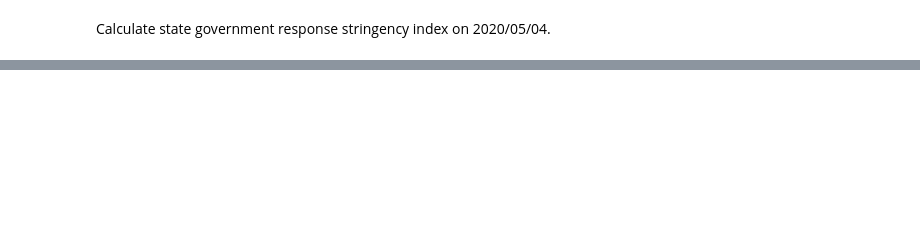
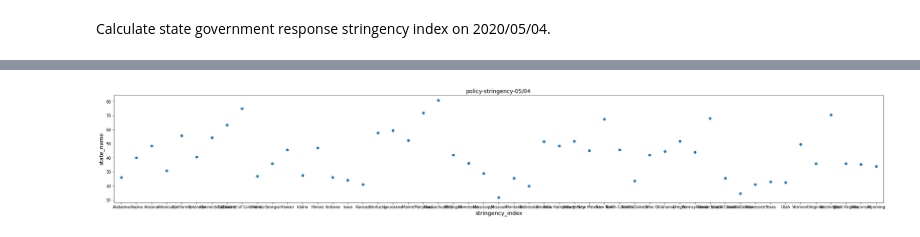
Before and after one commit to iamzhaihy/BD2020-Final-Project, a Jupyter notebook: Data Processing.ipynb, the cells around one changed output, grey strips where cells are left out. Cells and saved outputs as stored; diff of their text form; code cells hidden in the pictures; blank space fills up the shorter version.

```diff
--- a/Data Processing.ipynb
+++ b/Data Processing.ipynb
@@ -1142,7 +1186,7 @@ def C2_2(val):
     val=str(val)
     if 'Some Non-Essential Businesses Closed' == val.strip() or 'All Non-Essential Businesses Permitted to Reopen with Reduced Capacity'==val.strip() or 'Some Non-Essential Businesses Closed'==val.strip():
         return 1
-    elif 'Some Non-Essential Businesses Permitted to Reopen with Reduced Capacity'==val.strip():
+    elif 'Some Non-Essential Businesses Permitted to Reopen with Reduced Capacity'==val.strip() or 'Some Non-Essential Businesses Permitted to Reopen'== val.strip():
         return 2
     elif 'All Non-Essential Businesses Closed' == val.strip():
         return 3
@@ -1188,7 +1232,7 @@ def C6_2(val):
 
 def C7_2(val):
     val=str(val)
-    if 'Yes' == val.strip() :
+    if 'Postponed' == val.strip() :
         return 1
     elif 'Canceled'==val.strip():
         return 2
@@ -1254,7 +1298,7 @@ def H7_2(val):
 
 def H8_2(val):
     val=str(val)
-    if 'Proposed' == val.strip():
+    if 'Proposed - March 2020' == val.strip():
         return 1
     if 'Enacted' == val.strip():
         return 2
@@ -1262,14 +1306,30 @@ def H8_2(val):
 
 def O1_2(val):
     val=str(val)
-    if val.strip()!='nan':
+    if val.strip() !='nan':
         return -1
     return 0
 
 stringency_index2=[]
 for index,row in state_index2.iterrows():
-    stringency_index2.append(C1_2(row[1])+C2_2(row[2])+C3_2(row[3])+C4_2(row[4])+C5_2(row[5])+C6_2(row[6])+C7_2(row[7])+C8_2(row[8])+H1_2(row[9])+H2_2(row[10])+H3_2(row[11])+H4_2(row[12])+H5_2(row[13])+H6_2(row[14])+H7_2(row[15])+H8_2(row[16])+O1_2(row[17]))
-
+    C1_points=C1_2(row[1])/2*100
+    C2_points=C2_2(row[2])/3*100
+    C3_points=C3_2(row[3])/4*100
+    C4_points=C4_2(row[4])/2*100
+    C5_points=C5_2(row[5])/2*100
+    C6_points=C6_2(row[6])/3*100
+    C7_points=C7_2(row[7])/2*100
+    C8_points=C8_2(row[8])/2*100
+    H1_points=H1_2(row[9])/2*100
+    H2_points=H2_2(row[10])/2*100
+    H3_points=H3_2(row[11])/2*100
+    H4_points=H4_2(row[12])/1*100
+    H5_points=H5_2(row[13])/2*100
+    H6_points=H6_2(row[14])/1*100
+    H7_points=H7_2(row[15])/1*100
+    H8_points=H8_2(row[16])/2*100
+    O1_points=O1_2(row[17])/1*100
+    stringency_index2.append((C1_points+C2_points+C3_points+C4_points+C5_points+C6_points+C7_points+C8_points+H1_points+H2_points+H3_points+H4_points+H5_points+H6_points+H7_points+H8_points+O1_points)/17)
 state_index2['stringency_index']=stringency_index2
 state_index2.head(3)
 # %% [output]
@@ -1277,3 +1337,19 @@ state_index2.head(3)
 | 0 | Alabama | Closed for School Year | Some Non-Essential Businesses Per... | >10 People Prohibited | Lifted | ... |
 | 1 | Alaska | Closed for School Year | Some Non-Essential Businesses Per... | Expanded to 20+ People Prohibited | Lifted | ... |
 | 2 | Arizona | Closed for School Year | All Non-Essential Businesses Closed | >10 People Prohibited | Statewide | ... |
+# %%
+#the scatter figure of state
+
+plt.figure(num=3, figsize=(35, 5))
+plt.scatter(state_index2['state_name'],state_index2['stringency_index'],s = 36)
+
+plt.xlabel('stringency_index', fontsize=14)
+plt.ylabel('state_name', fontsize=14)
+plt.title('policy-stringency-05/04', fontsize=14)
+
+plt.xlim(-0.5,50.5)
+
+
+plt.show()
+# %% [output]
+[figure, added]
```
Also changed, not shown: parts of 10 cells of this notebook.
